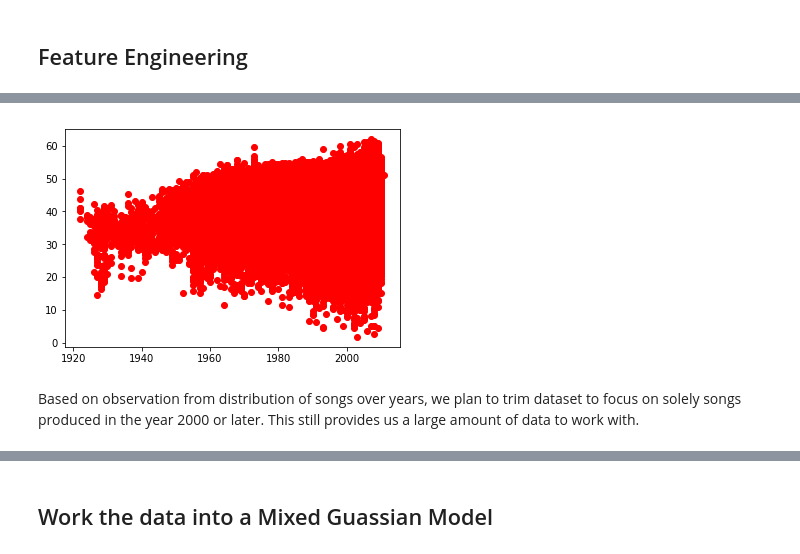
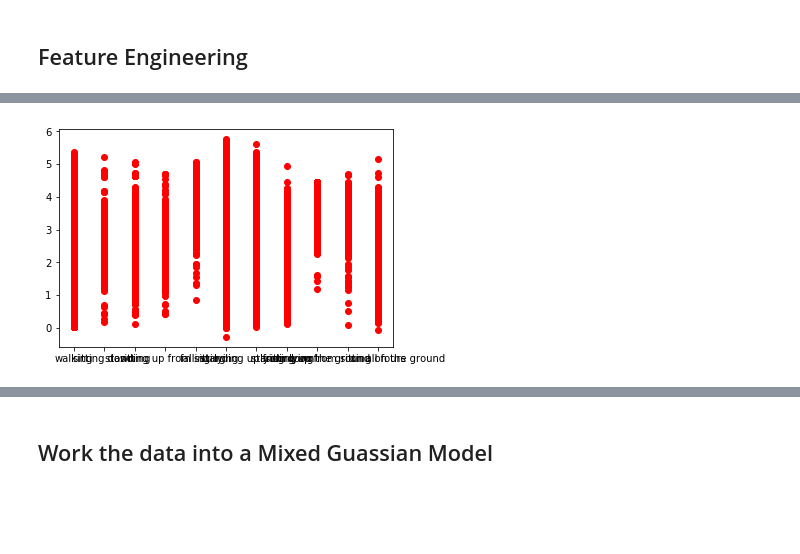
Before and after one commit to daltonhahn/eecs738-probably_interesting_data, a Jupyter notebook: notebooks/02-dahrla-prob-interesting-data-posture.ipynb, the cells around one changed output, grey strips where cells are left out. Drawn from its saved outputs; the diff is of its cells as text; code cells hidden in the pictures; blank space fills up the shorter version.

Commit message:
Feature Engineering plots displaying for Notebook 2

```diff
--- a/notebooks/02-dahrla-prob-interesting-data-posture.ipynb
+++ b/notebooks/02-dahrla-prob-interesting-data-posture.ipynb
@@ -30,4 +30,4 @@ from statistics import mean, stdev
 # %% [markdown]
 ## Read in the data
 # %%
-df = pd.read_csv("../data/external/posture-reconstruction.zip", compression="zip")
+df = pd.read_csv("../data/external/ConfLongDemo_JSI.csv.zip", compression="zip")
@@ -58,7 +59,5 @@ hist = df.hist(column = df.columns[0])
 # %%
-plt.plot(df['label'], df['TimbreAvg1'], 'ro')
+plt.plot(df['walking'], df['4.062931060791016'], 'ro')
 plt.show()
 # %% [output]
-[figure, old version]
+[figure, new version]
-# %% [markdown]
-Based on observation from distribution of songs over years, we plan to trim dataset to focus on solely songs produced in the year 2000 or later.  This still provides us a large amount of data to work with.
```
Also changed, not shown: parts of 14 cells of this notebook.
